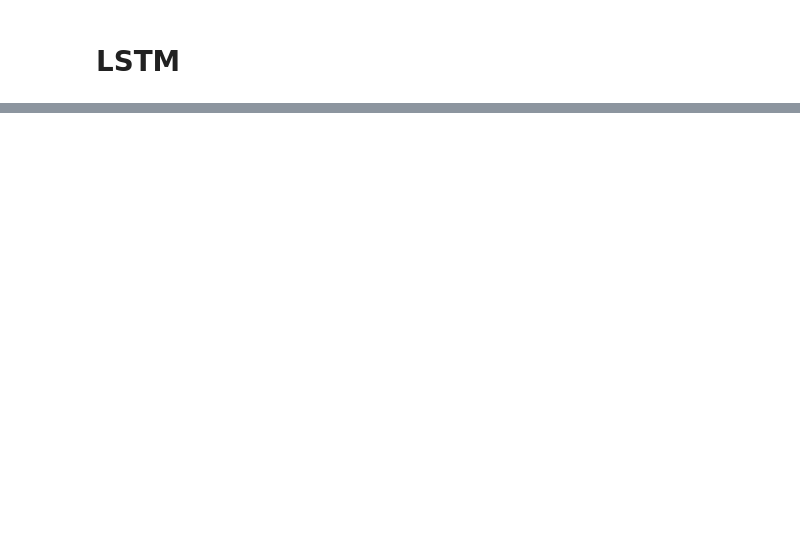
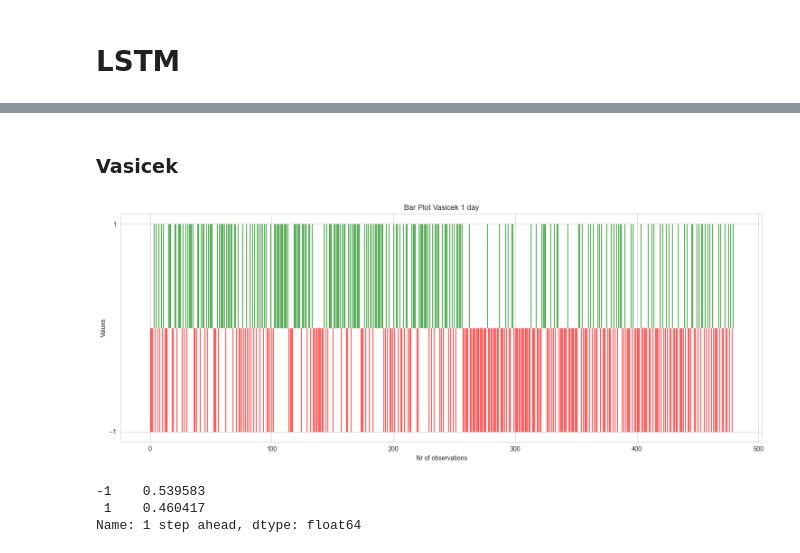
Before and after one commit to YuriAntonelli/Short-Rate-Forecasting, a Jupyter notebook: Tesi.ipynb, the cells around one changed output, grey strips where cells are left out. Saved outputs shown, nothing was run; the diff lists cells and outputs as text; code cells hidden in the pictures; blank space fills up the shorter version.

```diff
--- a/Tesi.ipynb
+++ b/Tesi.ipynb
@@ -408,0 +624,52 @@ SE_rf.head()
+# %%
+# Define some functions for our task
+#---------------------------------------------------------
+def change_values(val):
+    if val > 0:
+        return 1
+    elif val < 0:
+        return -1
+    else:
+        return 0
+
+#---------------------------------------------------------
+
+def pos_neg_plot(data, title):
+    # Creating a figure and axis
+    fig, ax = plt.subplots(figsize=(15, 6))
+
+    # Creating an area plot for values of 1 and -1
+    x = range(len(data))  # X-axis values (assumed indices)
+    y = data.values  # Y-axis values from the DataFrame
+
+    for i, val in enumerate(y):
+        if val == 1:
+            plt.fill_between(x[i:i+1], 0, 1, color='green')
+        elif val == -1:
+            plt.fill_between(x[i:i+1], 0, -1, color='red')
+
+    # Customizing plot
+    plt.title(title)
+    plt.xlabel('Nr of observations')
+    plt.ylabel('Values')
+
+    # Set y-axis ticks to show only -1 and 1
+    plt.yticks([-1, 1])
+
+    # Show plot
+    plt.tight_layout()  # Adjust layout to prevent cutoff of labels
+    plt.show()
+# %% [markdown]
+### Vasicek
+# %%
+F_score_VSK_2 = F_score_VSK.applymap(change_values)
+# %%
+# 1 day
+pos_neg_plot(F_score_VSK_2.iloc[:, 0], 'Bar Plot Vasicek 1 day')
+
+F_score_VSK_2.iloc[:, 0].value_counts(1)
+# %% [output]
+[figure, added]
+-1    0.539583
+ 1    0.460417
+Name: 1 step ahead, dtype: float64
```
Also changed, not shown: parts of 44 cells of this notebook.
